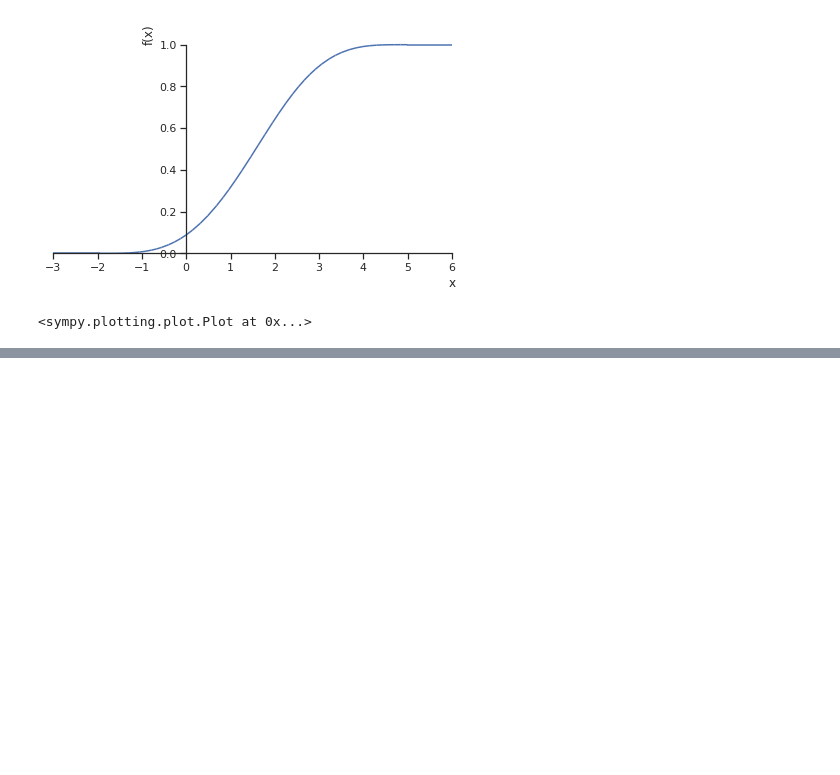
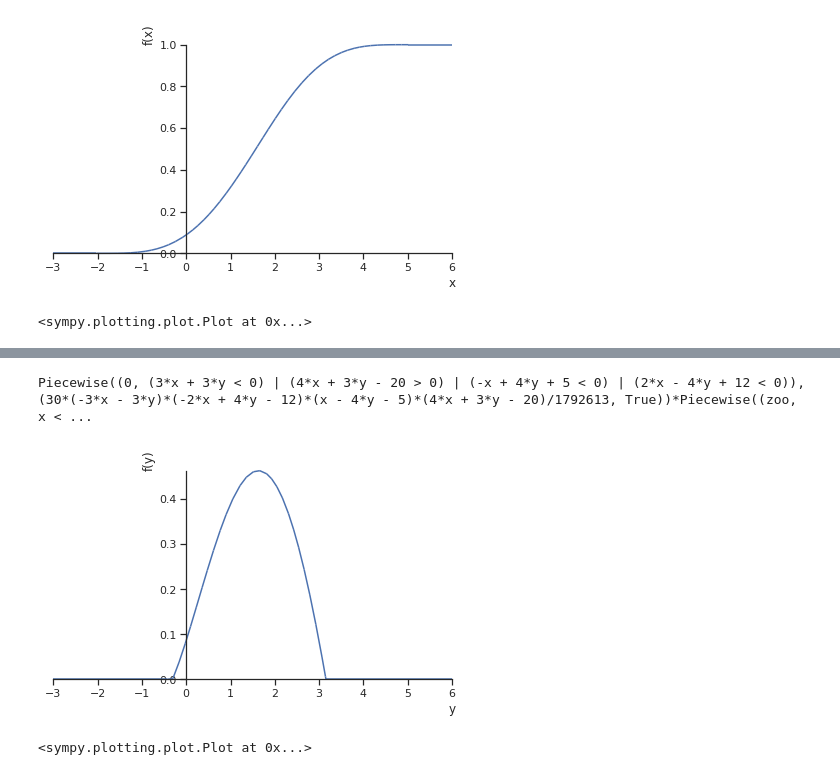
Before and after one commit to PaulRaUnite/statmethods, a Jupyter notebook: task1.ipynb, the cells around one changed output, grey strips where cells are left out. Cells and saved outputs as stored; diff of their text form; code cells hidden in the pictures; blank space fills up the shorter version.

```diff
--- a/task1.ipynb
+++ b/task1.ipynb
@@ -118,3 +161,10 @@ TypeError: can't convert complex to float
+# %%
+f_n = g/f_x
+f_n
+# %% [output]
+Piecewise((0, (3*x + 3*y < 0) | (4*x + 3*y - 20 > 0) | (-x + 4*y + 5 < 0) | (2*x - 4*y + 12 < 0)), (30*(-3*x - 3*y)*(-2*x + 4*y - 12)*(x - 4*y - 5)*(4*x + 3*y - 20)/1792613, True))*Piecewise((zoo, x < ...
 # %%
-f_n = f/f_x
-sympy.plotting.plot(f_n.subs(x,0.3))
+sympy.plotting.plot(f_n.subs(x,0.307917), (y, -3, 6))
+# %% [output]
+[figure, added]
+<sympy.plotting.plot.Plot at 0x...>
```
Also changed, not shown: parts of 8 cells of this notebook.
